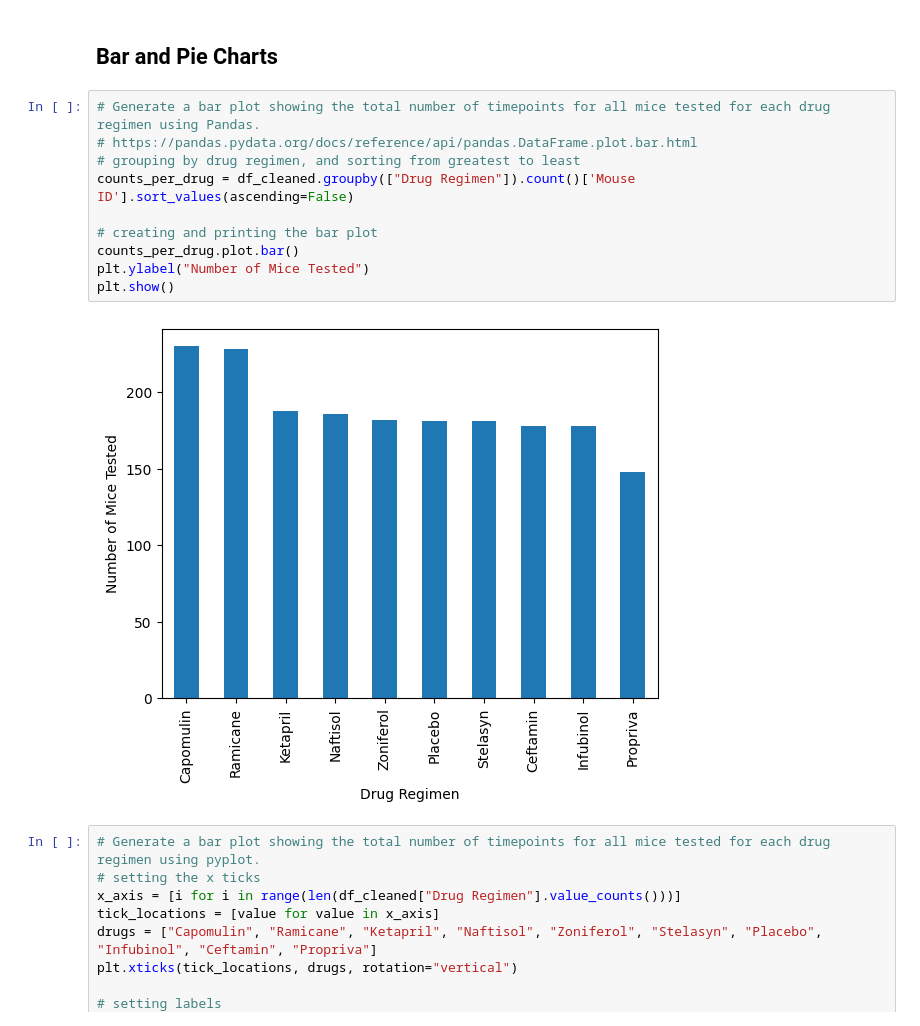
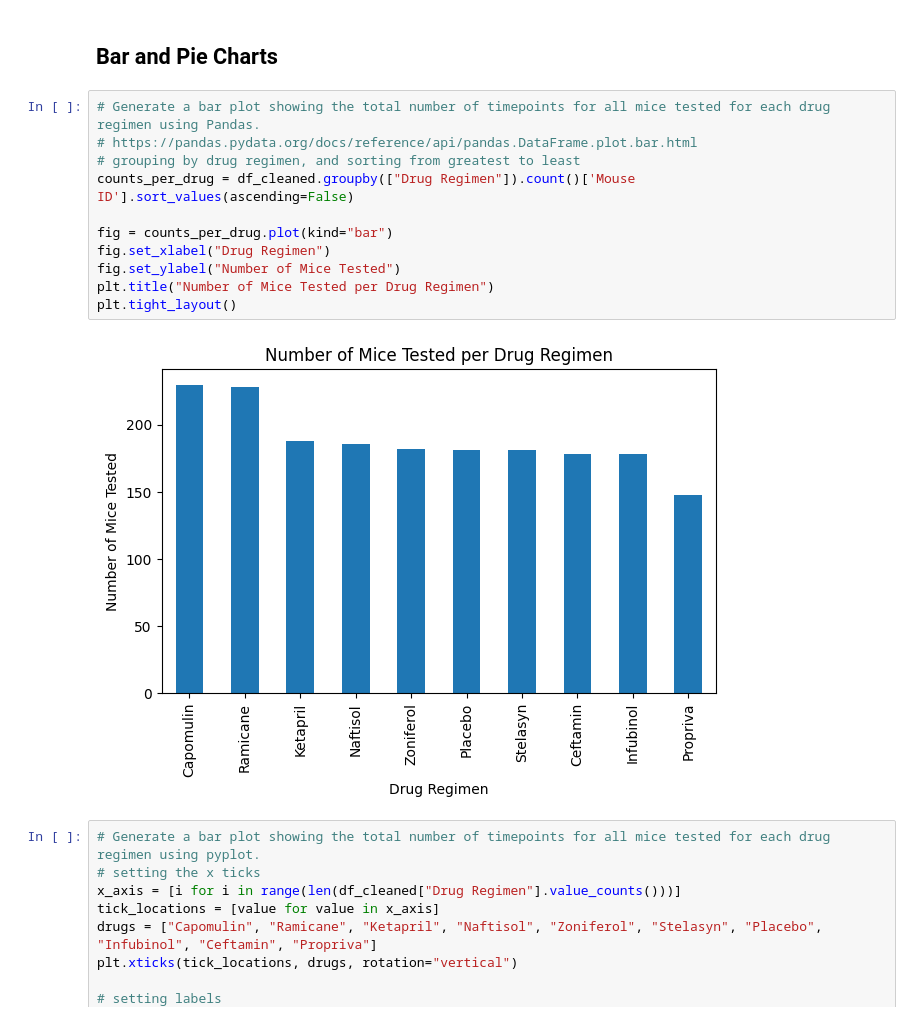
Before and after one commit to a676-code/plotting-challenge, a Jupyter notebook: Pymaceuticals/pymaceuticals.ipynb, the cells around one changed output. Cells and saved outputs as stored; diff of their text form.

```diff
--- a/Pymaceuticals/pymaceuticals.ipynb
+++ b/Pymaceuticals/pymaceuticals.ipynb
@@ -145,15 +145,16 @@ df_cleaned.groupby(["Drug Regimen"]).agg(["mean", "median", "var", "std", "sem"]
 # %%
 # Generate a bar plot showing the total number of timepoints for all mice tested for each drug regimen using Pandas.
 # https://pandas.pydata.org/docs/reference/api/pandas.DataFrame.plot.bar.html
 # grouping by drug regimen, and sorting from greatest to least
 counts_per_drug = df_cleaned.groupby(["Drug Regimen"]).count()['Mouse ID'].sort_values(ascending=False)
 
-# creating and printing the bar plot
-counts_per_drug.plot.bar()
-plt.ylabel("Number of Mice Tested")
-plt.show()
+fig = counts_per_drug.plot(kind="bar")
+fig.set_xlabel("Drug Regimen")
+fig.set_ylabel("Number of Mice Tested")
+plt.title("Number of Mice Tested per Drug Regimen")
+plt.tight_layout()
 # %% [output]
-[figure, old version]
+[figure, new version]
 # %%
 # Generate a bar plot showing the total number of timepoints for all mice tested for each drug regimen using pyplot.
 # setting the x ticks
```
Also changed, not shown: parts of 6 cells of this notebook.
